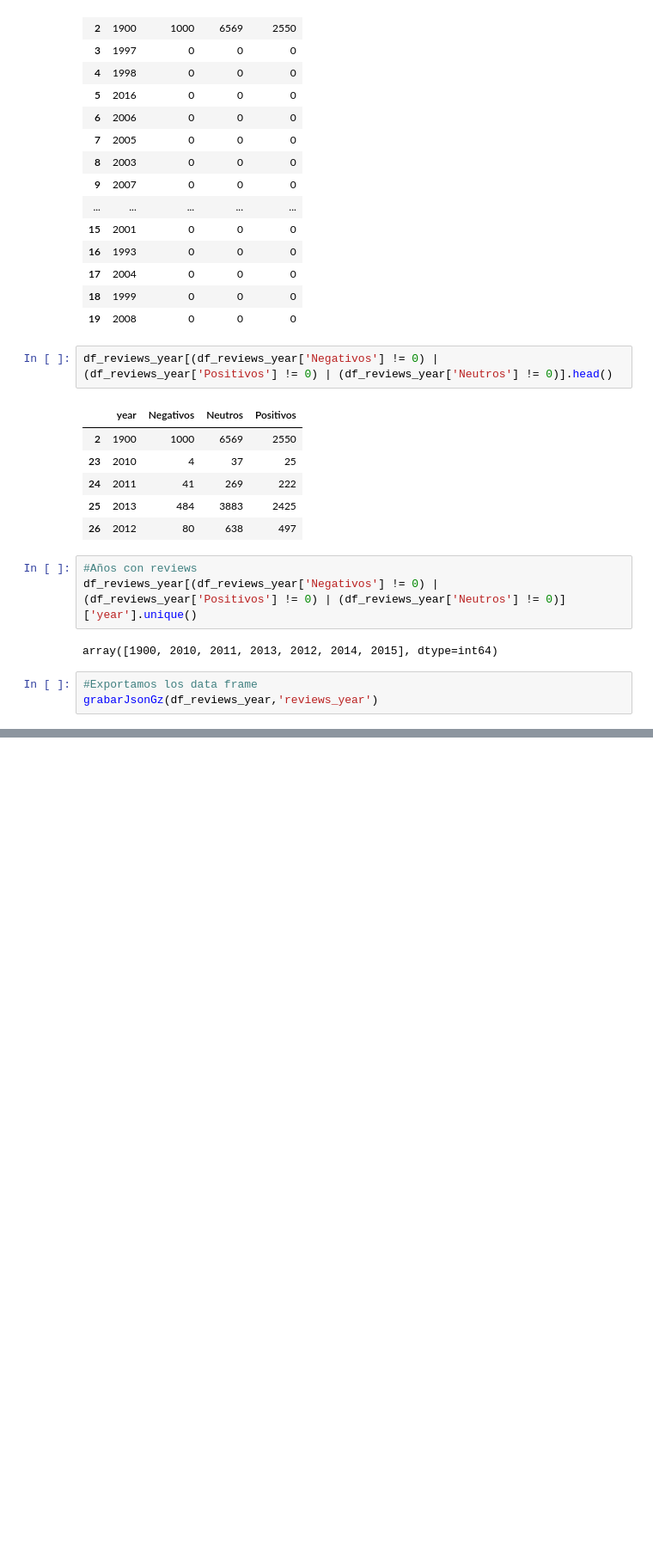
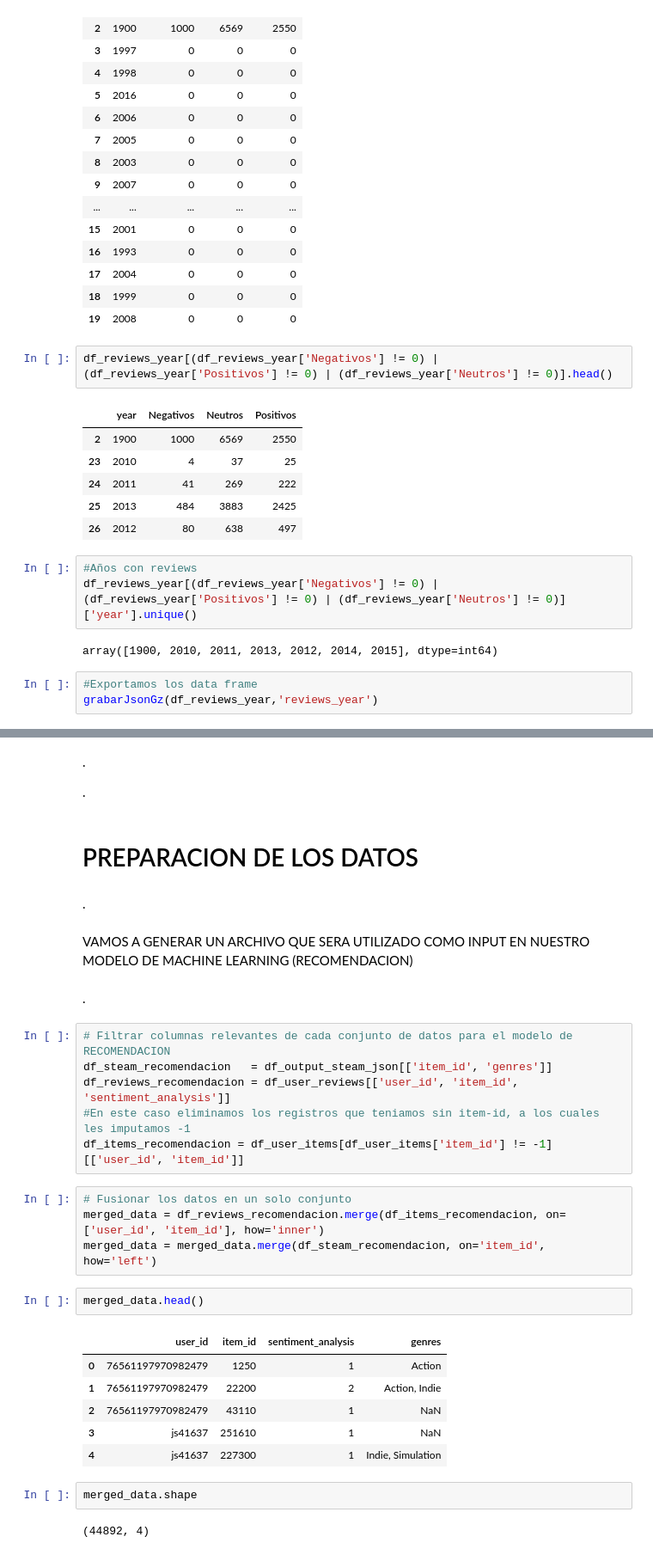
Before and after one commit to fercof87/PI_ML_OPS_MOD_RECOMENDACION, a Jupyter notebook: ETL.ipynb, the cells around one changed output, grey strips where cells are left out. Shown at 86% size. Saved outputs shown, nothing was run; the diff lists cells and outputs as text; blank space fills up the shorter version.

```diff
--- a/ETL.ipynb
+++ b/ETL.ipynb
@@ -1655,0 +1687,35 @@ grabarJsonGz(df_reviews_year,'reviews_year')
+# %% [markdown]
+.
+
+.
+# %% [markdown]
+# PREPARACION DE LOS DATOS
+# %% [markdown]
+.
+# %% [markdown]
+VAMOS A GENERAR UN ARCHIVO QUE SERA UTILIZADO COMO INPUT EN NUESTRO MODELO DE MACHINE LEARNING (RECOMENDACION)
+# %% [markdown]
+.
+# %%
+# Filtrar columnas relevantes de cada conjunto de datos para el modelo de RECOMENDACION
+df_steam_recomendacion   = df_output_steam_json[['item_id', 'genres']]
+df_reviews_recomendacion = df_user_reviews[['user_id', 'item_id', 'sentiment_analysis']]
+#En este caso eliminamos los registros que teniamos sin item-id, a los cuales les imputamos -1
+df_items_recomendacion = df_user_items[df_user_items['item_id'] != -1][['user_id', 'item_id']]
+# %%
+# Fusionar los datos en un solo conjunto
+merged_data = df_reviews_recomendacion.merge(df_items_recomendacion, on=['user_id', 'item_id'], how='inner')
+merged_data = merged_data.merge(df_steam_recomendacion, on='item_id', how='left')
+# %%
+merged_data.head()
+# %% [output]
+|  | user_id | item_id | sentiment_analysis | genres |
+| 0 | 76561197970982479 | 1250 | 1 | Action |
+| 1 | 76561197970982479 | 22200 | 2 | Action, Indie |
+| 2 | 76561197970982479 | 43110 | 1 | NaN |
+| 3 | js41637 | 251610 | 1 | NaN |
+| 4 | js41637 | 227300 | 1 | Indie, Simulation |
+# %%
+merged_data.shape
+# %% [output]
+(44892, 4)
```
Also changed, not shown: parts of 33 cells of this notebook, 13 other files.
